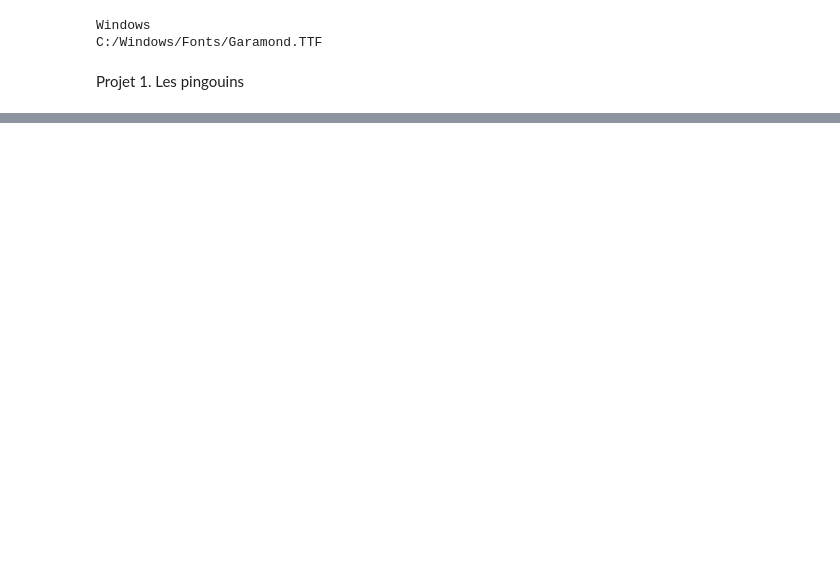
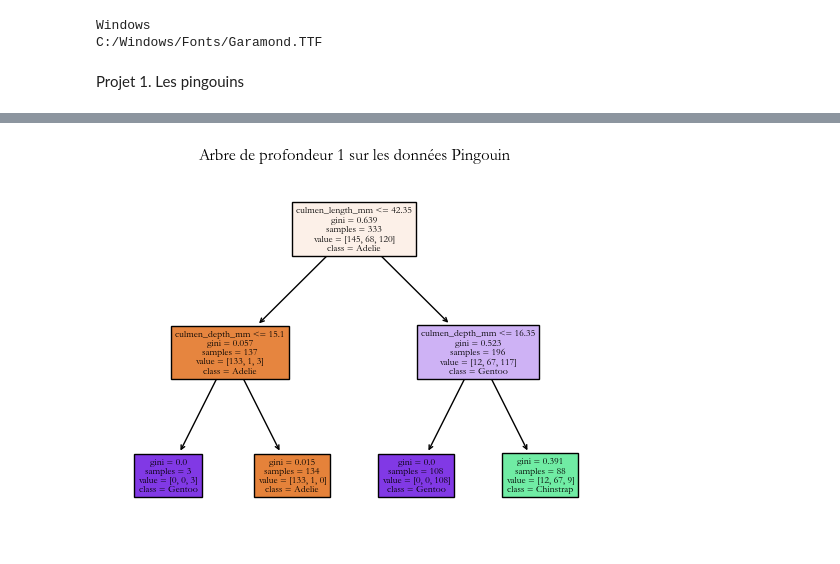
Before and after one commit to RMorana/DU_Data, a Jupyter notebook: ML Supervise.ipynb, the cells around one changed output, grey strips where cells are left out. Saved outputs shown, nothing was run; the diff lists cells and outputs as text; code cells hidden in the pictures; blank space fills up the shorter version.

```diff
--- a/ML Supervise.ipynb
+++ b/ML Supervise.ipynb
@@ -180,0 +177,12 @@ IRIS TARGET:  [0 0 0 0 0 0 0 0 0 0 0 0 0 0 0 0 0 0 0 0 0 0 0 0 0 0 0 0 0 0 0 0 0
+# %%
+# Entrainement d'un arbre de profondeur 2
+clf2 = DecisionTreeClassifier(criterion="gini",splitter="best",max_depth=2)
+clf2 = clf2.fit(features_values,target_names)
+
+# Affichage de l'Arbre
+fig = plt.figure()
+plot_tree(clf,filled=True, feature_names=features_names,class_names=["Adelie","Chinstrap","Gentoo"])
+plt.title("Arbre de profondeur 1 sur les données Pingouin")
+plt.show()
+# %% [output]
+[figure, added]
```
Also changed, not shown: parts of 9 cells of this notebook.
